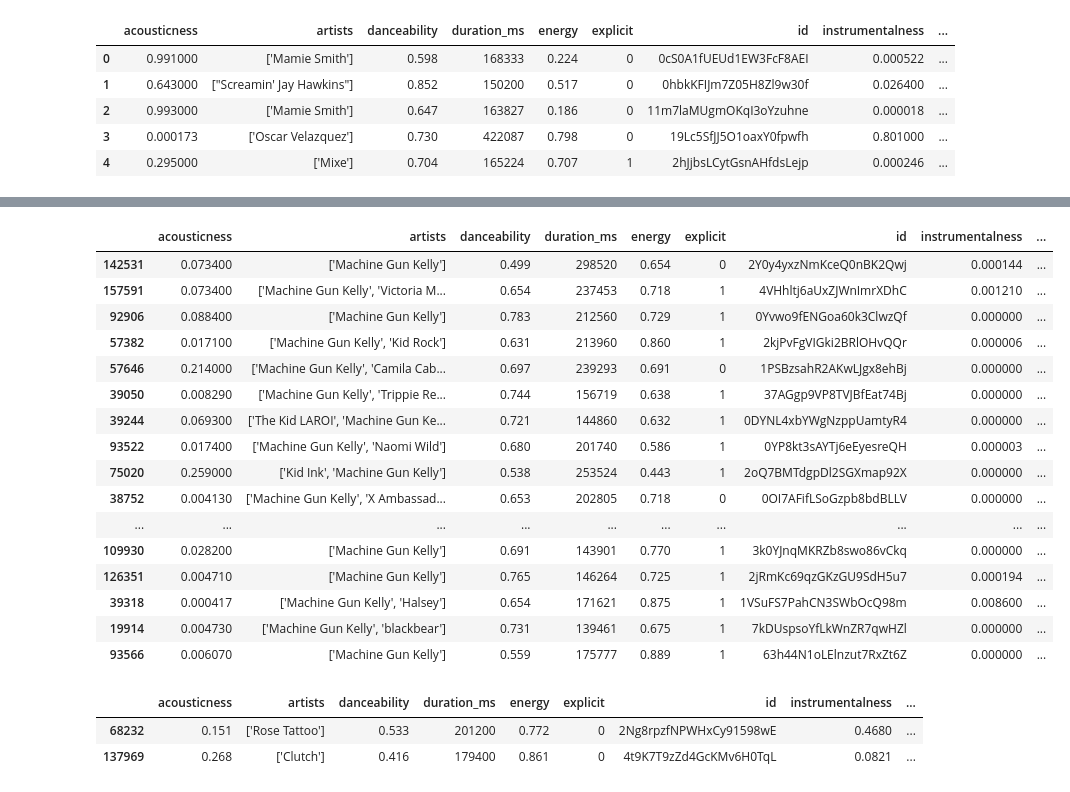
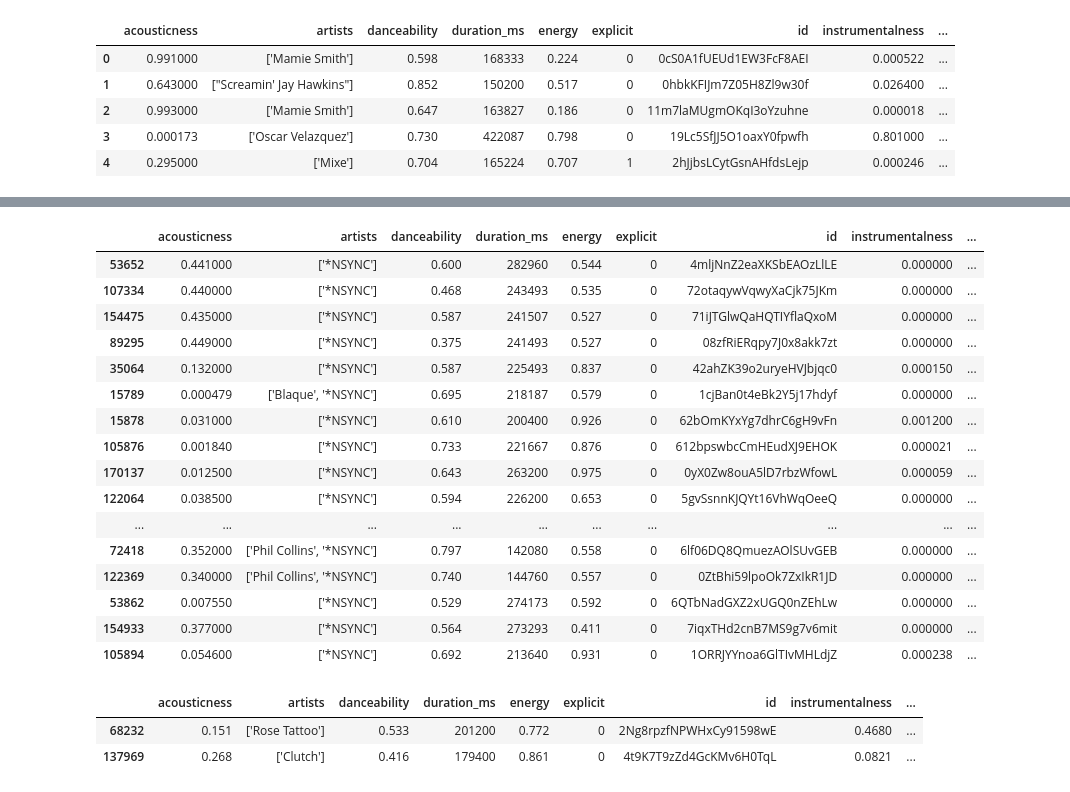
Before and after one commit to kyle-rgb/Spotify_Project, a Jupyter notebook: notebooks/DataTransformation.ipynb, the cells around one changed output, grey strips where cells are left out. Saved outputs shown, nothing was run; the diff lists cells and outputs as text; code cells hidden in the pictures.

```diff
--- a/notebooks/DataTransformation.ipynb
+++ b/notebooks/DataTransformation.ipynb
@@ -826,23 +820,23 @@ remaining_songs.loc[:, ["Performer", "Song"]].reset_index(drop=True).iloc[96:, :
 # %%
-master_song_list[master_song_list.artists.str.contains("Machine Gun")].sort_values("name")#.iloc[43:70, :]
+master_song_list[master_song_list.artists.str.contains("NSYNC")].sort_values("name")#.iloc[43:70, :]
 # %% [output]
 |  | acousticness | artists | danceability | duration_ms | energy | explicit | id | instrumentalness | ... |
-| 142531 | 0.073400 | ['Machine Gun Kelly'] | 0.499 | 298520 | 0.654 | 0 | 2Y0y4yxzNmKceQ0nBK2Qwj | 0.000144 | ... |
-| 157591 | 0.073400 | ['Machine Gun Kelly', 'Victoria M... | 0.654 | 237453 | 0.718 | 1 | 4VHhltj6aUxZJWnImrXDhC | 0.001210 | ... |
-| 92906 | 0.088400 | ['Machine Gun Kelly'] | 0.783 | 212560 | 0.729 | 1 | 0Yvwo9fENGoa60k3ClwzQf | 0.000000 | ... |
-| 57382 | 0.017100 | ['Machine Gun Kelly', 'Kid Rock'] | 0.631 | 213960 | 0.860 | 1 | 2kjPvFgVIGki2BRlOHvQQr | 0.000006 | ... |
-| 57646 | 0.214000 | ['Machine Gun Kelly', 'Camila Cab... | 0.697 | 239293 | 0.691 | 0 | 1PSBzsahR2AKwLJgx8ehBj | 0.000000 | ... |
-| 39050 | 0.008290 | ['Machine Gun Kelly', 'Trippie Re... | 0.744 | 156719 | 0.638 | 1 | 37AGgp9VP8TVJBfEat74Bj | 0.000000 | ... |
-| 39244 | 0.069300 | ['The Kid LAROI', 'Machine Gun Ke... | 0.721 | 144860 | 0.632 | 1 | 0DYNL4xbYWgNzppUamtyR4 | 0.000000 | ... |
-| 93522 | 0.017400 | ['Machine Gun Kelly', 'Naomi Wild'] | 0.680 | 201740 | 0.586 | 1 | 0YP8kt3sAYTj6eEyesreQH | 0.000003 | ... |
-| 75020 | 0.259000 | ['Kid Ink', 'Machine Gun Kelly'] | 0.538 | 253524 | 0.443 | 1 | 2oQ7BMTdgpDl2SGXmap92X | 0.000000 | ... |
-| 38752 | 0.004130 | ['Machine Gun Kelly', 'X Ambassad... | 0.653 | 202805 | 0.718 | 0 | 0OI7AFifLSoGzpb8bdBLLV | 0.000000 | ... |
+| 53652 | 0.441000 | ['*NSYNC'] | 0.600 | 282960 | 0.544 | 0 | 4mljNnZ2eaXKSbEAOzLlLE | 0.000000 | ... |
+| 107334 | 0.440000 | ['*NSYNC'] | 0.468 | 243493 | 0.535 | 0 | 72otaqywVqwyXaCjk75JKm | 0.000000 | ... |
+| 154475 | 0.435000 | ['*NSYNC'] | 0.587 | 241507 | 0.527 | 0 | 71iJTGlwQaHQTIYflaQxoM | 0.000000 | ... |
+| 89295 | 0.449000 | ['*NSYNC'] | 0.375 | 241493 | 0.527 | 0 | 08zfRiERqpy7J0x8akk7zt | 0.000000 | ... |
+| 35064 | 0.132000 | ['*NSYNC'] | 0.587 | 225493 | 0.837 | 0 | 42ahZK39o2uryeHVJbjqc0 | 0.000150 | ... |
+| 15789 | 0.000479 | ['Blaque', '*NSYNC'] | 0.695 | 218187 | 0.579 | 0 | 1cjBan0t4eBk2Y5j17hdyf | 0.000000 | ... |
+| 15878 | 0.031000 | ['*NSYNC'] | 0.610 | 200400 | 0.926 | 0 | 62bOmKYxYg7dhrC6gH9vFn | 0.001200 | ... |
+| 105876 | 0.001840 | ['*NSYNC'] | 0.733 | 221667 | 0.876 | 0 | 612bpswbcCmHEudXJ9EHOK | 0.000021 | ... |
+| 170137 | 0.012500 | ['*NSYNC'] | 0.643 | 263200 | 0.975 | 0 | 0yX0Zw8ouA5lD7rbzWfowL | 0.000059 | ... |
+| 122064 | 0.038500 | ['*NSYNC'] | 0.594 | 226200 | 0.653 | 0 | 5gvSsnnKJQYt16VhWqOeeQ | 0.000000 | ... |
 | ... | ... | ... | ... | ... | ... | ... | ... | ... | ... |
-| 109930 | 0.028200 | ['Machine Gun Kelly'] | 0.691 | 143901 | 0.770 | 1 | 3k0YJnqMKRZb8swo86vCkq | 0.000000 | ... |
-| 126351 | 0.004710 | ['Machine Gun Kelly'] | 0.765 | 146264 | 0.725 | 1 | 2jRmKc69qzGKzGU9SdH5u7 | 0.000194 | ... |
-| 39318 | 0.000417 | ['Machine Gun Kelly', 'Halsey'] | 0.654 | 171621 | 0.875 | 1 | 1VSuFS7PahCN3SWbOcQ98m | 0.008600 | ... |
-| 19914 | 0.004730 | ['Machine Gun Kelly', 'blackbear'] | 0.731 | 139461 | 0.675 | 1 | 7kDUspsoYfLkWnZR7qwHZl | 0.000000 | ... |
-| 93566 | 0.006070 | ['Machine Gun Kelly'] | 0.559 | 175777 | 0.889 | 1 | 63h44N1oLElnzut7RxZt6Z | 0.000000 | ... |
+| 72418 | 0.352000 | ['Phil Collins', '*NSYNC'] | 0.797 | 142080 | 0.558 | 0 | 6lf06DQ8QmuezAOlSUvGEB | 0.000000 | ... |
+| 122369 | 0.340000 | ['Phil Collins', '*NSYNC'] | 0.740 | 144760 | 0.557 | 0 | 0ZtBhi59lpoOk7ZxIkR1JD | 0.000000 | ... |
+| 53862 | 0.007550 | ['*NSYNC'] | 0.529 | 274173 | 0.592 | 0 | 6QTbNadGXZ2xUGQ0nZEhLw | 0.000000 | ... |
+| 154933 | 0.377000 | ['*NSYNC'] | 0.564 | 273293 | 0.411 | 0 | 7iqxTHd2cnB7MS9g7v6mit | 0.000000 | ... |
+| 105894 | 0.054600 | ['*NSYNC'] | 0.692 | 213640 | 0.931 | 0 | 1ORRJYYnoa6GlTIvMHLdjZ | 0.000238 | ... |
 # %%
 master_song_list[master_song_list.name.str.contains("Roll Out")].sort_values("name").iloc[:25, :]
 # %% [output]
```
Also changed, not shown: parts of 36 cells of this notebook.
